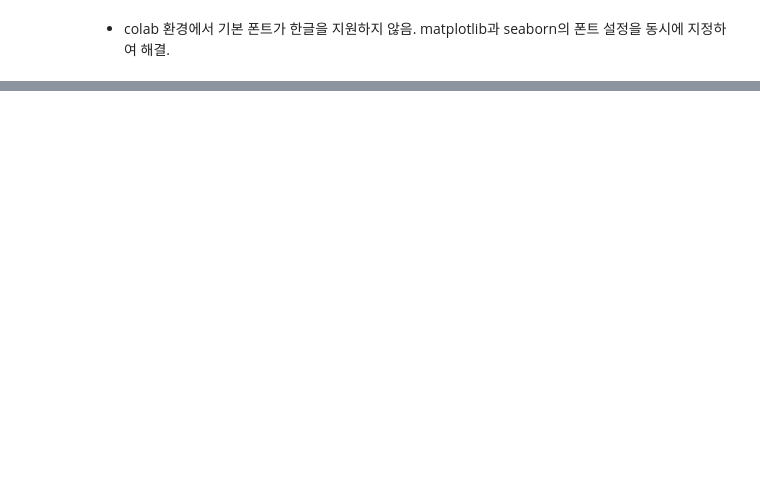
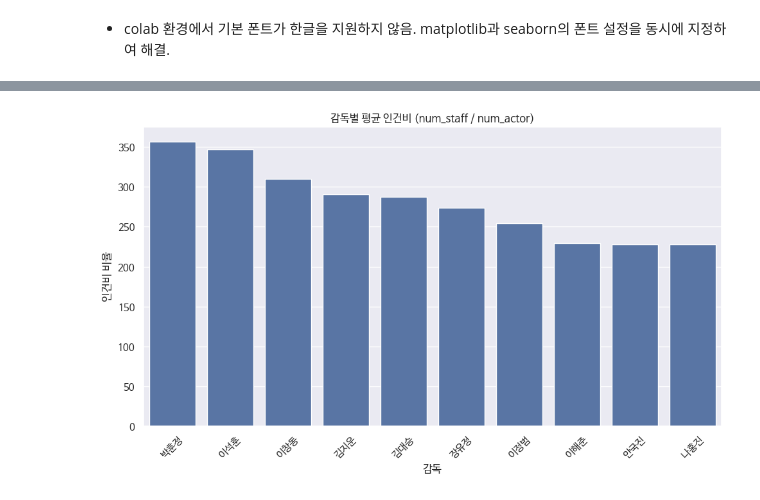
Before and after one commit to oooinr4018-web/-1, a Jupyter notebook: YB_2조_mini_project의_사본.ipynb, the cells around one changed output, grey strips where cells are left out. Drawn from its saved outputs; the diff is of its cells as text; code cells hidden in the pictures; blank space fills up the shorter version.

```diff
--- a/YB_2조_mini_project의_사본.ipynb
+++ b/YB_2조_mini_project의_사본.ipynb
@@ -745,0 +638,13 @@ plt.show()
+# %%
+#값이 클수록 staff 많이 쓰는 구조. 값이 작을수록 배우 중심/소규모 제작
+movies['cost_ratio']=movies['num_staff']/movies['num_actor']
+
+#배우 수 0이면 나눗셈 오류 (미리 제거)
+movies=movies[movies['num_actor']>0]
+
+#감독별 평균 인건비
+director_cost=movies.groupby('director')['cost_ratio'].mean().sort_values(ascending=False)
+
+#상위 10명만 보기
+top_director_cost=director_cost.head(10)
+print(top_director_cost)
@@ -745,0 +664,20 @@ plt.show()
+# %%
+import seaborn as sns
+import matplotlib.pyplot as plt
+
+plt.figure(figsize=(10,6))
+
+sns.barplot(
+    x=top_director_cost.index,
+    y=top_director_cost.values
+)
+
+plt.title('감독별 평균 인건비 (num_staff / num_actor)')
+plt.xlabel('감독')
+plt.ylabel('인건비 비율')
+
+plt.xticks(rotation=45)
+plt.tight_layout()
+plt.show()
+# %% [output]
+[figure, added]
```
Also changed, not shown: parts of 13 cells of this notebook.
